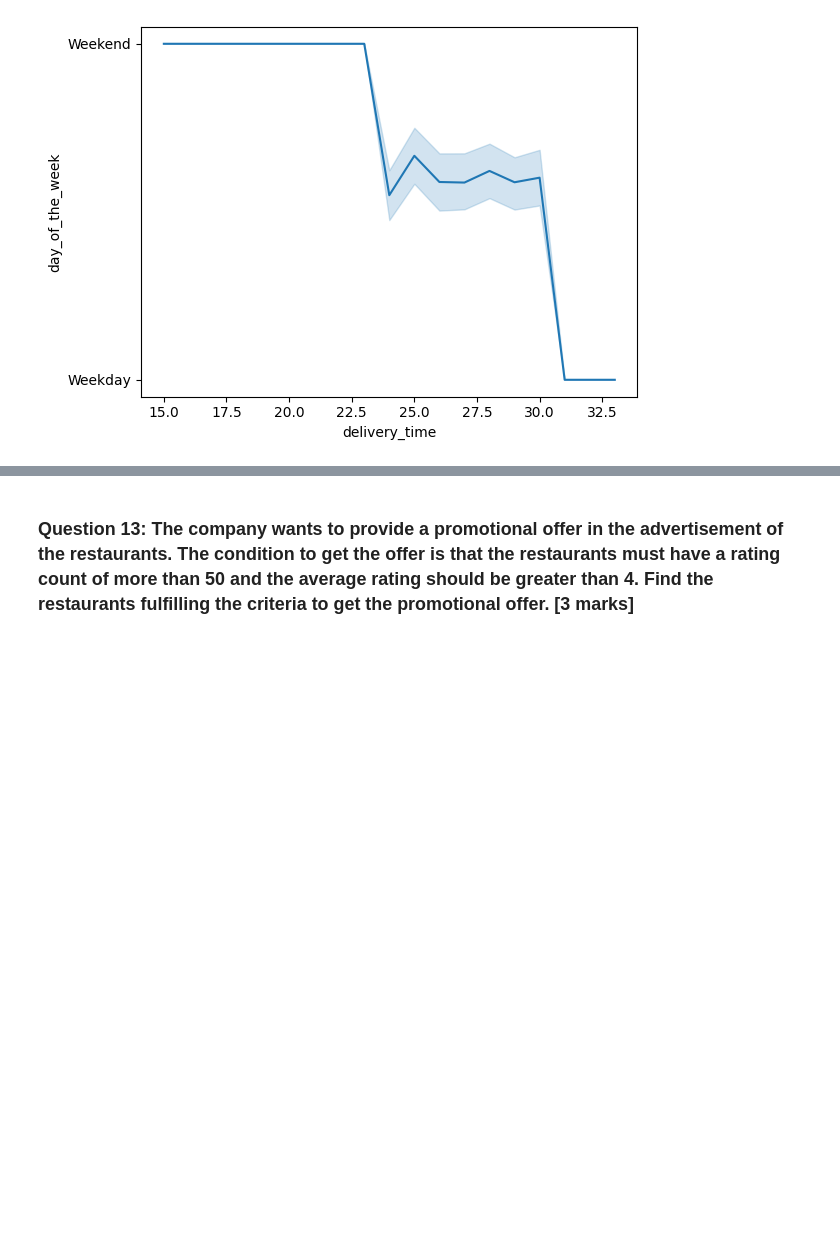
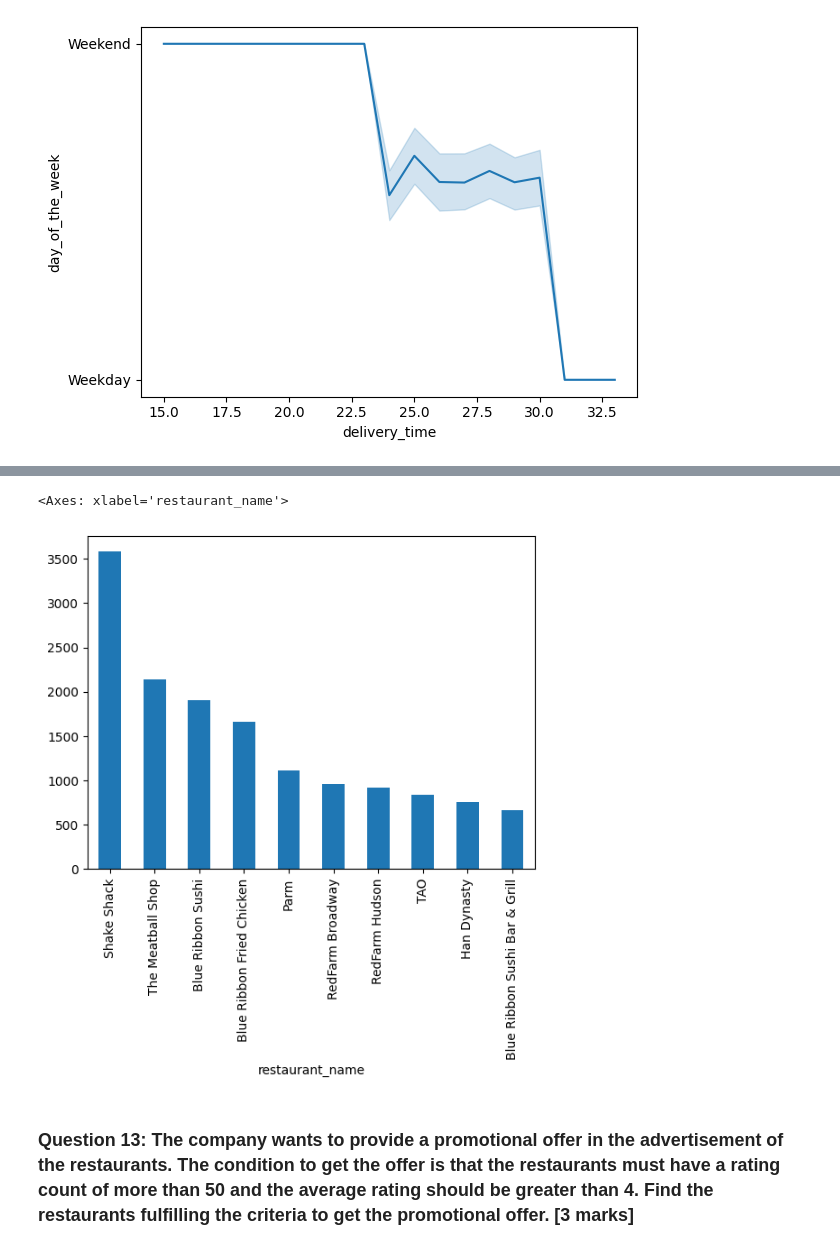
Before and after one commit to SudipKundu2023/Greatlearning, a Jupyter notebook: FoodHubUsecase/PYF_Project_Learner_Notebook_Full_Code.ipynb, the cells around one changed output, grey strips where cells are left out. Saved outputs shown, nothing was run; the diff lists cells and outputs as text; code cells hidden in the pictures; blank space fills up the shorter version.

```diff
--- a/FoodHubUsecase/PYF_Project_Learner_Notebook_Full_Code.ipynb
+++ b/FoodHubUsecase/PYF_Project_Learner_Notebook_Full_Code.ipynb
@@ -368,3 +374,11 @@ sns.lineplot(y='day_of_the_week',x='delivery_time',data=df)
+# %%
+### observations on the revenue generated by the restaurants.
+
+
+df.groupby('restaurant_name')['cost_of_the_order'].sum().sort_values(ascending=False).head(10).plot(kind='bar')
+# %% [output]
+<Axes: xlabel='restaurant_name'>
+[figure, added]
 # %% [markdown]
 ### **Question 13:** The company wants to provide a promotional offer in the advertisement of the restaurants. The condition to get the offer is that the restaurants must have a rating count of more than 50 and the average rating should be greater than 4. Find the restaurants fulfilling the criteria to get the promotional offer. [3 marks]
 # %%
```
Also changed, not shown: parts of 1 cell of this notebook.
